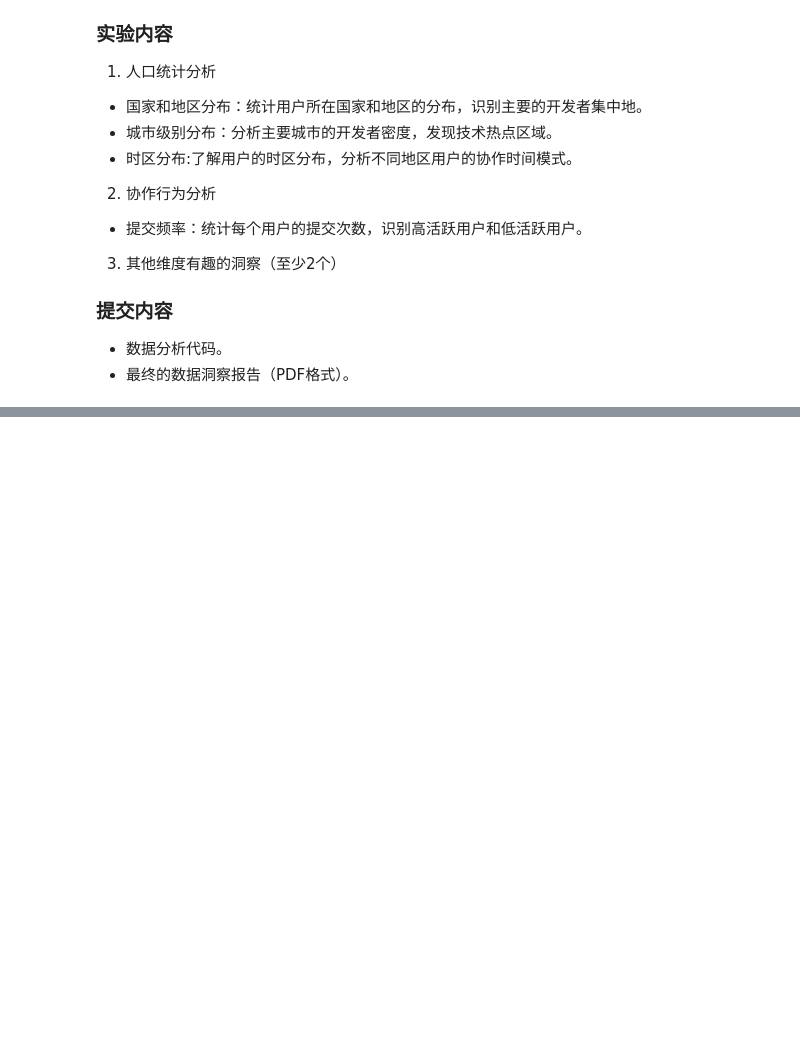
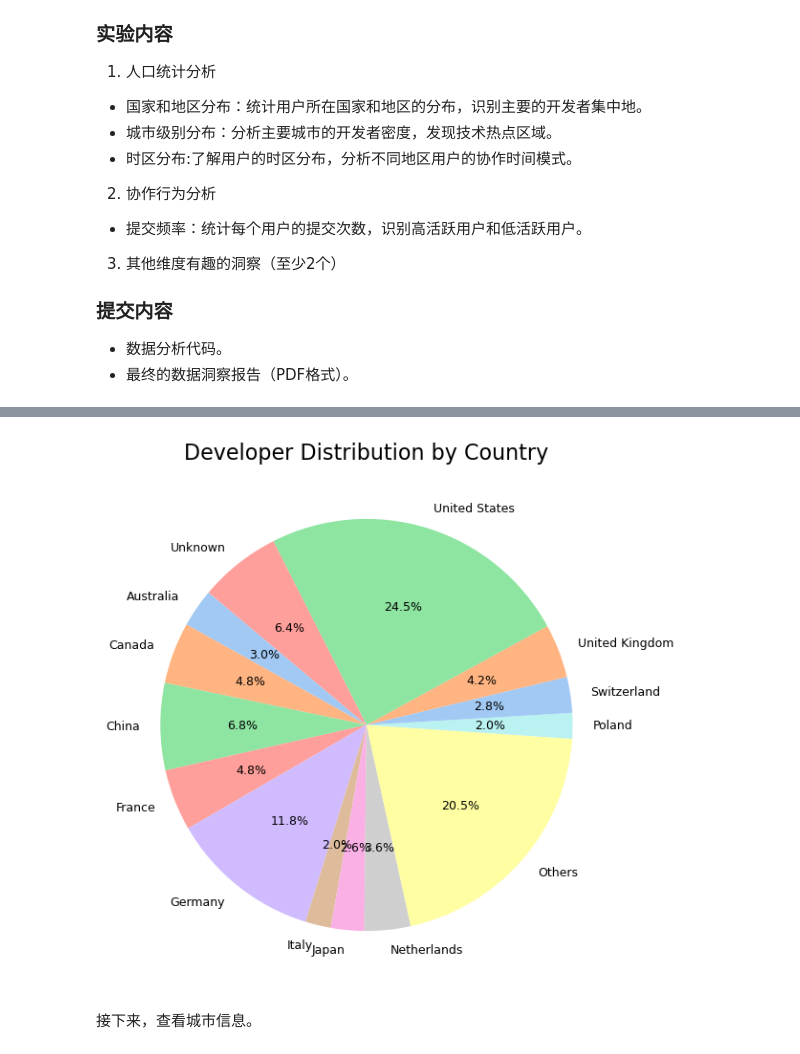
Before and after one commit to zzsyppt/Introduction-to-Data-Science-and-Engineering, a Jupyter notebook: HW12.ipynb, the cells around one changed output, grey strips where cells are left out. Cells and saved outputs as stored; diff of their text form; code cells hidden in the pictures; blank space fills up the shorter version.

```diff
--- a/HW12.ipynb
+++ b/HW12.ipynb
@@ -20,0 +91,19 @@
+# %%
+# country值补全
+# 映射规则
+location_to_country = {
+    'Barcelona': 'Spain',
+    'Ireland': 'Ireland',
+    'European Union': 'Europe',
+    'Europe (CET)': 'Europe'
+}
+
+# 补全逻辑：仅对 country 缺失的条目进行补充；如果 location 不在映射中，则映射为 'Unknown'
+df['country'] = df.apply(
+    lambda row: location_to_country.get(row['location'], 'Unknown') if pd.isnull(row['country']) else row['country'],
+    axis=1
+)
+
+# 再次检查缺失值数量
+remaining_missing_countries = df['country'].isnull().sum()
+print(f"补全后，缺失的country值数：{remaining_missing_countries}")
@@ -20,0 +118,39 @@
+# %%
+import seaborn as sns
+import matplotlib.pyplot as plt
+
+# 统计独立开发者总数（基于之前代码的结果）
+unique_developers = df[['user_id', 'country']].drop_duplicates()
+country_counts = unique_developers['country'].value_counts().reset_index()
+country_counts.columns = ['Country', 'Developer Count']
+
+# 将少于某个数量的国家归为 "Others"
+threshold = 10  # 阈值：开发者数量少于该值的国家归为 "Others"
+country_counts['Country'] = country_counts['Country'].apply(
+    lambda x: x if country_counts[country_counts['Country'] == x]['Developer Count'].values[0] >= threshold else 'Others'
+)
+
+# 合并 "Others" 的数量
+country_counts = country_counts.groupby('Country').sum().reset_index()
+
+# 提取数据
+sizes = country_counts['Developer Count']
+labels = country_counts['Country']
+
+# 设置颜色
+colors = sns.color_palette('pastel', len(sizes))
+
+# 绘制饼图
+plt.figure(figsize=(10, 7))
+plt.pie(
+    sizes,
+    labels=labels,
+    autopct='%1.1f%%',
+    startangle=140,
+    colors=colors,
+    textprops={'fontsize': 9}  # 调整字体大小
+)
+plt.title('Developer Distribution by Country', fontsize=16)
+plt.show()
+# %% [output]
+[figure, added]
@@ -20,0 +180,2 @@
+# %% [markdown]
+接下来，查看城市信息。
```
Also changed, not shown: parts of 28 cells of this notebook, 5 other files.
